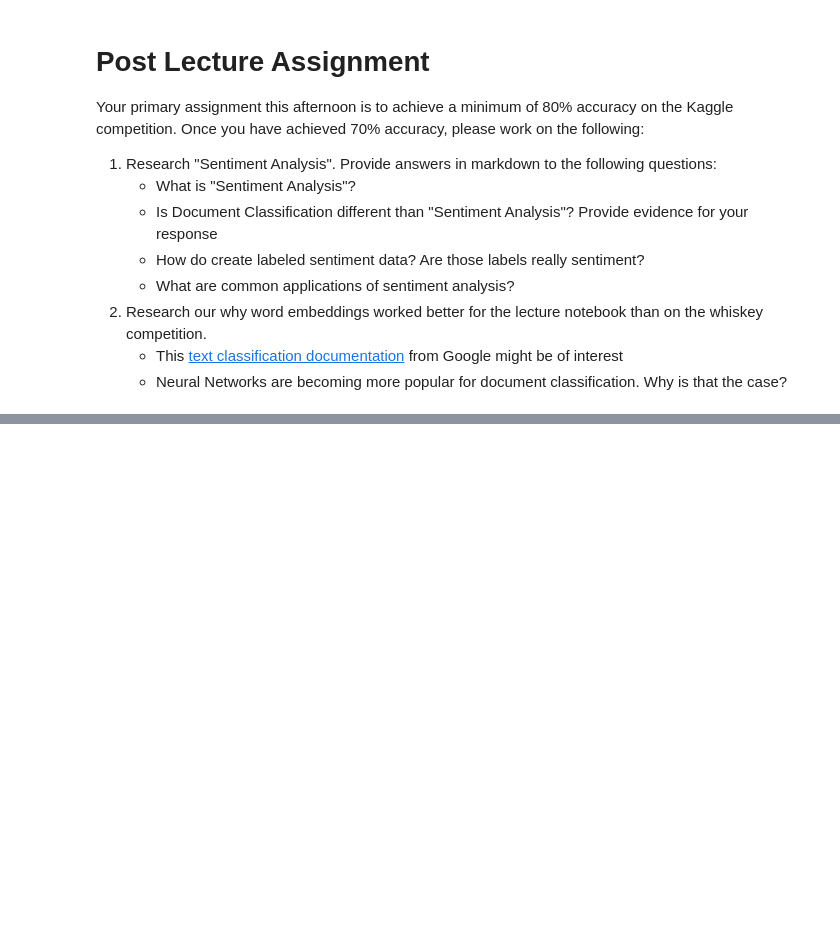
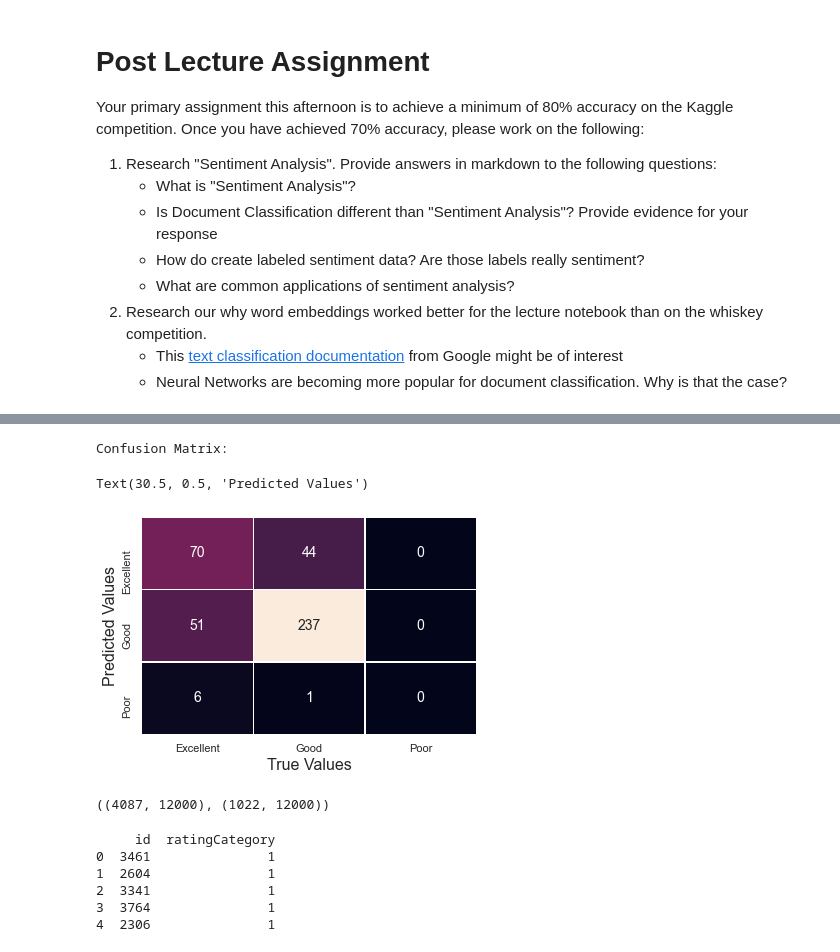
Before and after one commit to jmmiddour/DSPT8-Unit-4-ML, a Jupyter notebook: DS-Unit-4-Sprint-1-NLP-main/module3-document-classification/LS_DS_413_Document_Classification_Assignment.ipynb, the cells around one changed output, grey strips where cells are left out. Saved outputs shown, nothing was run; the diff lists cells and outputs as text; code cells hidden in the pictures; blank space fills up the shorter version.

Commit message:
Worked on more submissions for Kaggle competition.

```diff
--- a/DS-Unit-4-Sprint-1-NLP-main/module3-document-classification/LS_DS_413_Document_Classification_Assignment.ipynb
+++ b/DS-Unit-4-Sprint-1-NLP-main/module3-document-classification/LS_DS_413_Document_Classification_Assignment.ipynb
@@ -637,0 +785,13 @@ Your primary assignment this afternoon is to achieve a minimum of 80% accuracy o
+# %%
+from sklearn.naive_bayes import MultinomialNB
+
+mnb_clf = MultinomialNB()
+mnb_clf.fit(X_train_cv, y_train)
+
+mnb_pred = mnb_clf.predict(X_val_cv)
+
+con_mat = confusion_matrix(y_val, mnb_pred)
+
+print('Accuracy Score:', accuracy_score(y_val, mnb_pred), '\n')
+# Look at the classification report
+print(classification_report(y_val, mnb_pred))
@@ -637,0 +810,48 @@ Your primary assignment this afternoon is to achieve a minimum of 80% accuracy o
+# %%
+import matplotlib.pyplot as plt
+
+print('Confusion Matrix:\n')
+
+sns.heatmap(con_mat, annot=True, linewidths=0.5,
+            xticklabels=['Excellent', 'Good', 'Poor'],
+            yticklabels=['Excellent', 'Good', 'Poor'],
+            cbar=False, fmt='d', annot_kws={'size': 14})
+plt.xlabel('True Values', size=16)
+plt.ylabel('Predicted Values', size=16)
+# %% [output]
+Confusion Matrix:
+Text(30.5, 0.5, 'Predicted Values')
+[figure, added]
+# %%
+X_all_cv = cv.fit_transform(clean_train['cleaned']).toarray()
+X_test_cv = cv.transform(clean_test['cleaned']).toarray()
+
+X_all_cv.shape, X_test_cv.shape
+# %% [output]
+((4087, 12000), (1022, 12000))
+# %%
+mnb_clf_all = MultinomialNB()
+mnb_clf_all.fit(X_all_cv, clean_train['ratingCategory'])
+
+mnb_pred_all = mnb_clf_all.predict(X_test_cv)
+
+submission = pd.DataFrame({'id': clean_test['id'],
+                           'ratingCategory': mnb_pred_all})
+submission['ratingCategory'] = submission['ratingCategory'].astype('int64')
+
+# Make Sure the Category is an Integer
+print(submission.head())
+
+# Save your Submission File
+# Best to Use an Integer or Timestamp for different versions of your model
+# Submission 4 (submission3.csv)
+submission.to_csv(f'./whiskey-reviews-dspt8/submission{subNumber}.csv',
+                  index=False)
+subNumber += 1
+# %% [output]
+     id  ratingCategory
+0  3461               1
+1  2604               1
+2  3341               1
+3  3764               1
+4  2306               1
```
Also changed, not shown: parts of 26 cells of this notebook.
